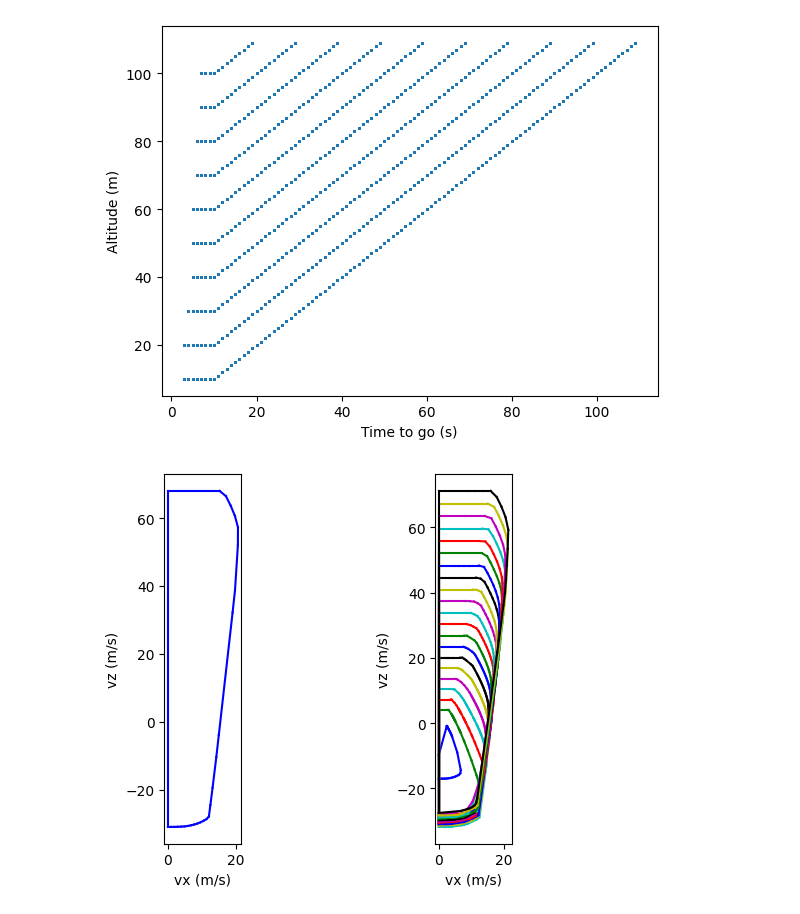
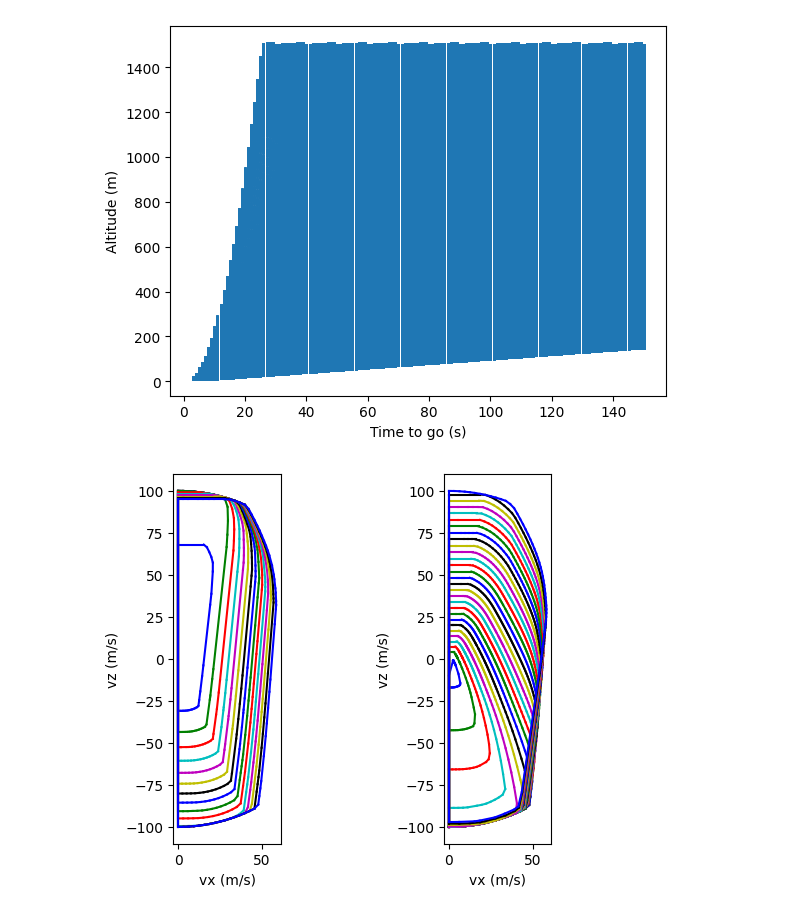
Before and after one commit to kentotomita/learning-hda-reachability, a Jupyter notebook: dev/analyze_controllableset.ipynb, the cells around one changed output. Drawn from its saved outputs; the diff is of its cells as text; code cells hidden in the pictures.

Commit message:
prob class for velocity controllable set

```diff
--- a/dev/analyze_controllableset.ipynb
+++ b/dev/analyze_controllableset.ipynb
@@ -41,16 +41,16 @@ def vis_data_grouped(data, name, groupby='alt'):
     ax.set_ylabel(y_label)
     plt.show()
 # %%
-data = np.load("../out/controllable_set/20231106-164351/data.npy")
+data = np.load("../out/controllable_set/20231107-182503/data.npy")
 data = data[(data[:, 3] >= 0)]
 
 fig, ax = plt.subplots()
 ax.scatter(data[:, 7], data[:, 2], s=1, alpha=0.5)
 ax.set_ylabel('Altitude (m)')
 ax.set_xlabel('Time to go (s)')
 plt.show()
 # %% [output]
-[figure, old version]
+[figure, new version]
 # %%
 fig, axs = plt.subplots(1, 2)
 
@@ -90,7 +90,7 @@ for ax in axs:
     ax.set_aspect('equal', 'box')
 plt.show()
 # %% [output]
-[figure, old version]
+[figure, new version]
 # %%
 vz_data = data[:, [5, 2, 7]]
 vis_data_grouped(vz_data, "vz", groupby='alt')
```
Also changed, not shown: parts of 12 cells of this notebook, 6 other files.
